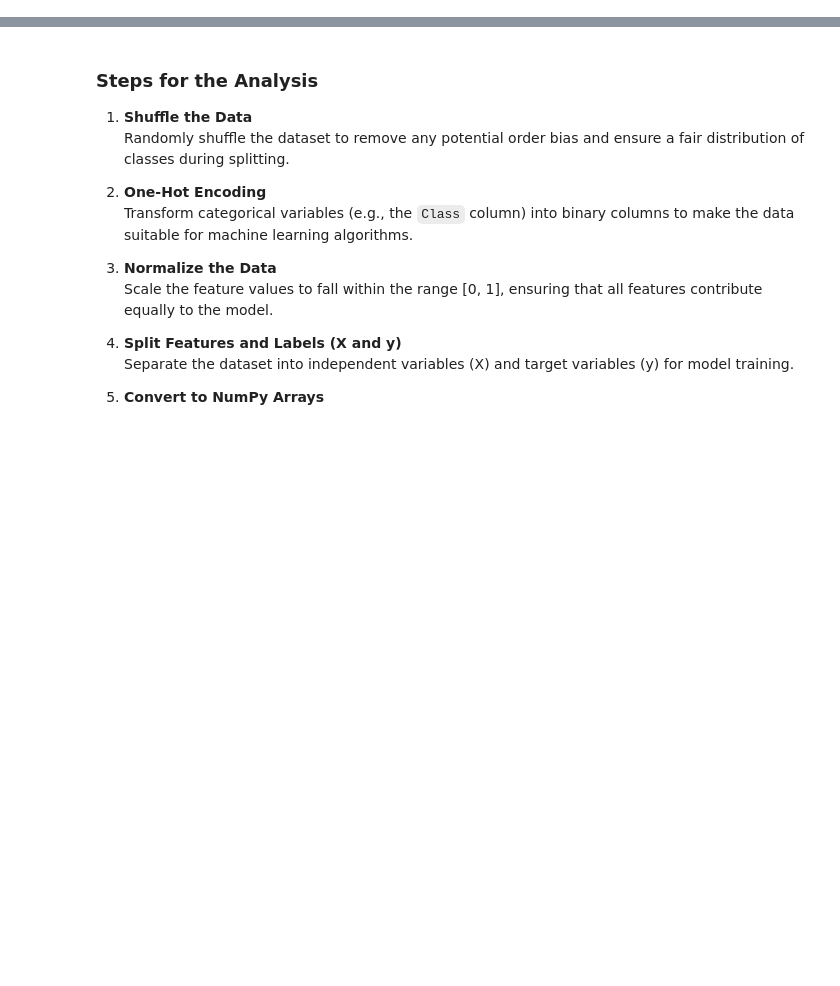
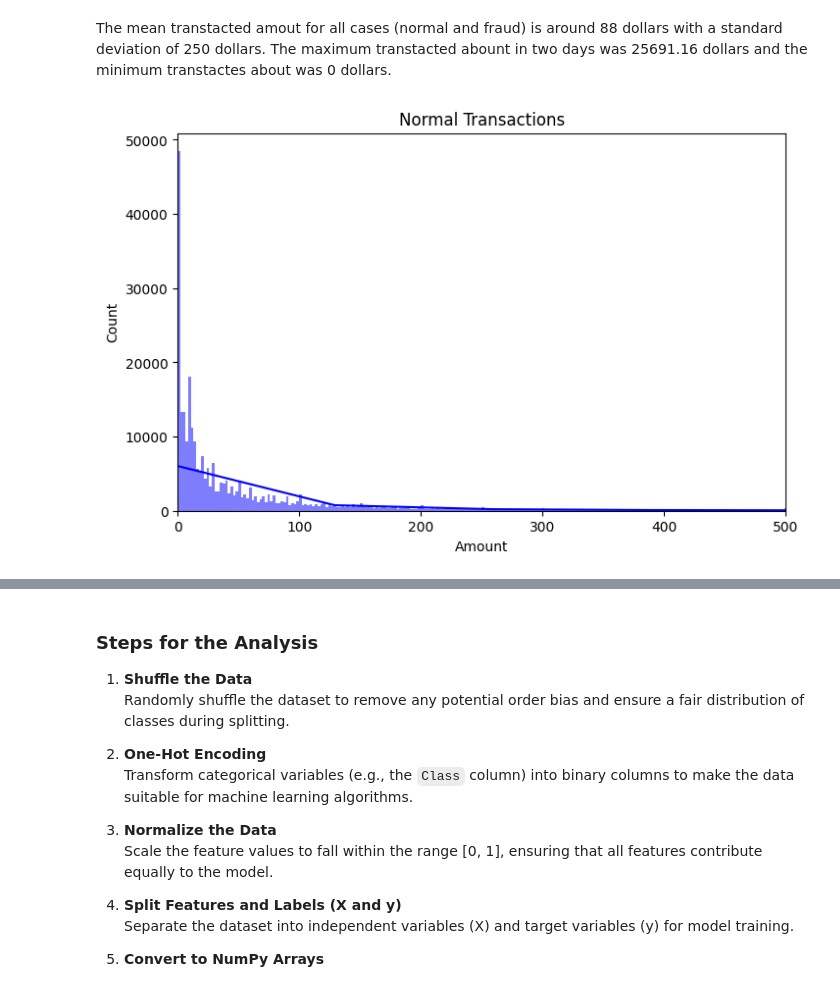
Before and after one commit to RicmwasData/Fraud-Detection-Project, a Jupyter notebook: credit_card.ipynb, the cells around one changed output, grey strips where cells are left out. Saved outputs shown, nothing was run; the diff lists cells and outputs as text; code cells hidden in the pictures; blank space fills up the shorter version.

```diff
--- a/credit_card.ipynb
+++ b/credit_card.ipynb
@@ -11,0 +95,16 @@ ModuleNotFoundError: No module named 'pandas'
+# %% [markdown]
+The mean transtacted amout for all cases (normal and fraud) is around 88 dollars with a standard deviation of 250 dollars. The maximum transtacted abount in two days was 25691.16 dollars and the minimum transtactes about was 0 dollars.
+# %%
+# Create a subplot with two plots side by side
+fig, axs = plt.subplots(1, 1, figsize=(8, 5))
+
+# Plot distribution of amount for class 0
+sns.histplot(credit_card_data[credit_card_data['Class'] == 0]['Amount'], kde=True, ax=axs, color='b')
+axs.set_title('Normal Transactions')
+axs.set_xlabel('Amount')
+axs.set_ylabel('Count')
+axs.set_xlim(0, 500)
+
+plt.show()
+# %% [output]
+[figure, added]
```
Also changed, not shown: parts of 26 cells of this notebook.
